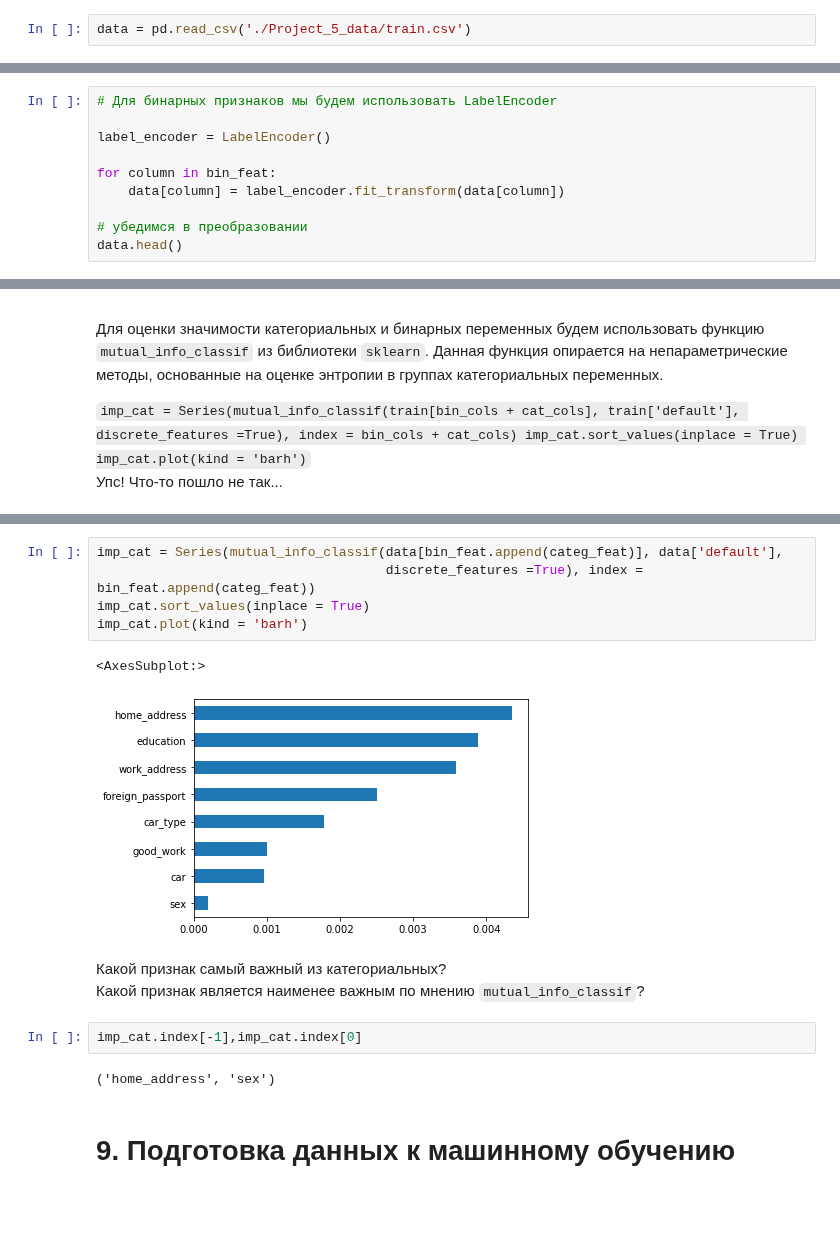
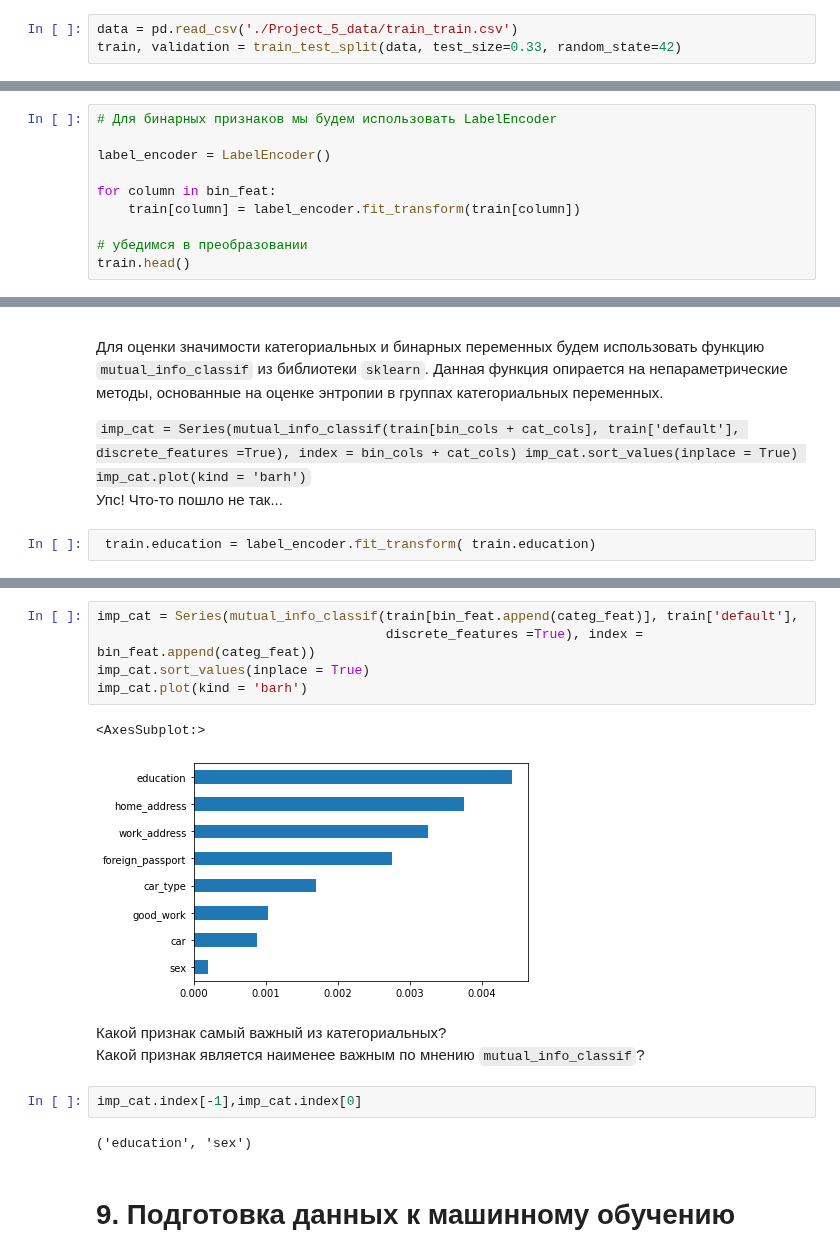
Before and after one commit to IvanovDmitryV/skillfactory_rds, a Jupyter notebook: Unit_5/Preproject_5.ipynb, the cells around one changed output, grey strips where cells are left out. Saved outputs shown, nothing was run; the diff lists cells and outputs as text; blank space fills up the shorter version.

```diff
--- a/Unit_5/Preproject_5.ipynb
+++ b/Unit_5/Preproject_5.ipynb
@@ -17,7 +17,8 @@ from sklearn.linear_model import LogisticRegression
 from sklearn.metrics import confusion_matrix
 from sklearn.metrics import auc, roc_auc_score, roc_curve
 # %%
-data = pd.read_csv('./Project_5_data/train.csv')
+data = pd.read_csv('./Project_5_data/train_train.csv')
+train, validation = train_test_split(data, test_size=0.33, random_state=42)
 # %% [markdown]
 # 4. Работаем с датасетом
 # %% [markdown]
@@ -232,8 +233,8 @@ print(dict(enumerate(label_encoder.classes_)))
 label_encoder = LabelEncoder()
 
 for column in bin_feat:
-    data[column] = label_encoder.fit_transform(data[column])
+    train[column] = label_encoder.fit_transform(train[column])
 
 # убедимся в преобразовании
-data.head()
+train.head()
 # %% [output]
@@ -253,3 +259,5 @@ data.head()
 imp_cat.sort_values(inplace = True)
 imp_cat.plot(kind = 'barh')`
 Упс! Что-то пошло не так...
+# %%
+ train.education = label_encoder.fit_transform( train.education)
@@ -256,18 +285,18 @@ imp_cat.plot(kind = 'barh')`
 # %%
-imp_cat = Series(mutual_info_classif(data[bin_feat.append(categ_feat)], data['default'],
+imp_cat = Series(mutual_info_classif(train[bin_feat.append(categ_feat)], train['default'],
                                      discrete_features =True), index = bin_feat.append(categ_feat))
 imp_cat.sort_values(inplace = True)
 imp_cat.plot(kind = 'barh')
 # %% [output]
 <AxesSubplot:>
-[figure, old version]
+[figure, new version]
 # %% [markdown]
 Какой признак самый важный из категориальных?
 Какой признак является наименее важным по мнению `mutual_info_classif`?
 # %%
 imp_cat.index[-1],imp_cat.index[0]
 # %% [output]
-('home_address', 'sex')
+('education', 'sex')
 # %% [markdown]
 # 9. Подготовка данных к машинному обучению
 # %% [markdown]
```
Also changed, not shown: parts of 17 cells of this notebook, 1 other file.
